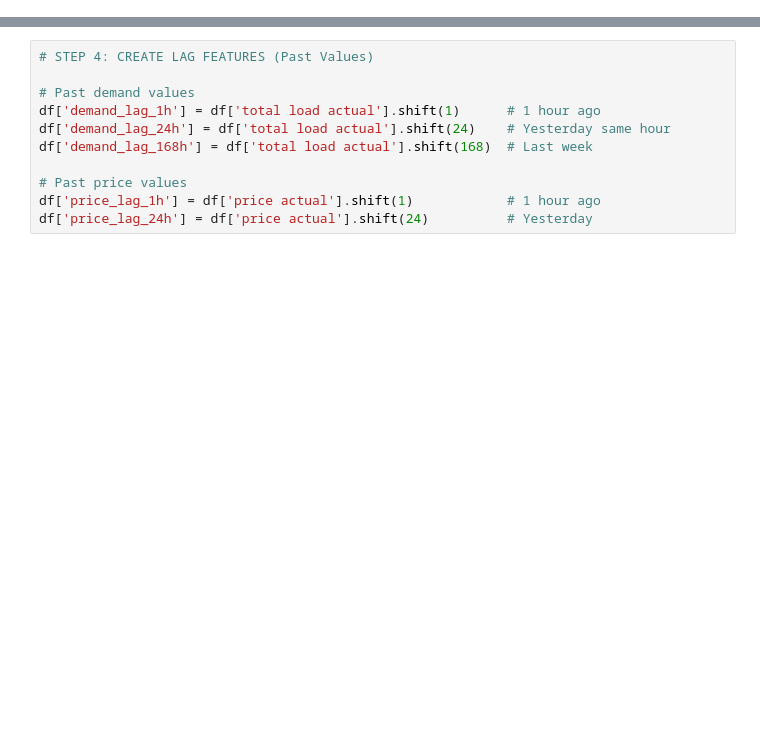
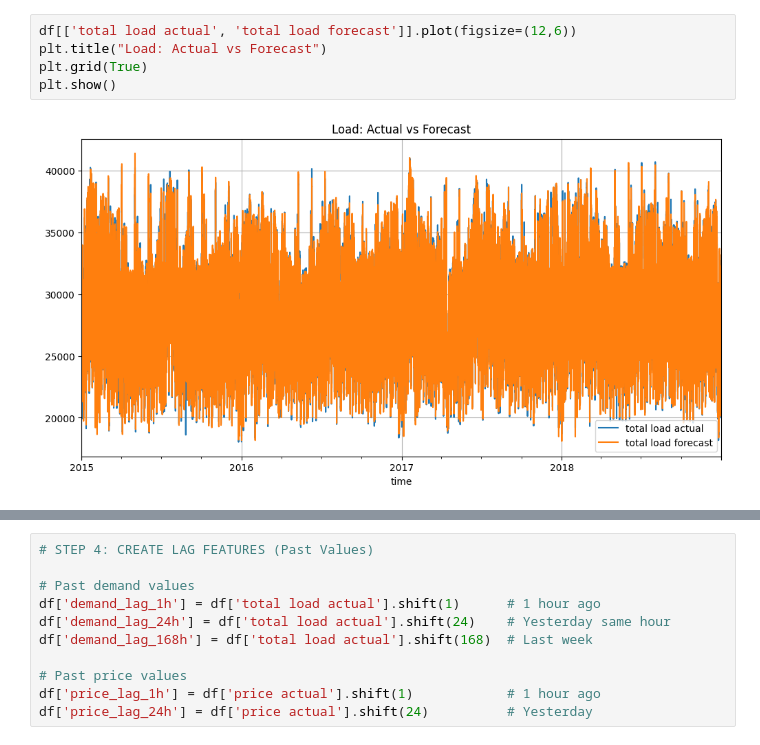
Before and after one commit to UrooshMaryam06/Mental_Digital_Twin, a Jupyter notebook: preprocessing.ipynb, the cells around one changed output, grey strips where cells are left out. Drawn from its saved outputs; the diff is of its cells as text; blank space fills up the shorter version.

```diff
--- a/preprocessing.ipynb
+++ b/preprocessing.ipynb
@@ -58,0 +79,7 @@ df
+# %%
+df[['total load actual', 'total load forecast']].plot(figsize=(12,6))
+plt.title("Load: Actual vs Forecast")
+plt.grid(True)
+plt.show()
+# %% [output]
+[figure, added]
```
Also changed, not shown: parts of 54 cells of this notebook, 1 other file.
